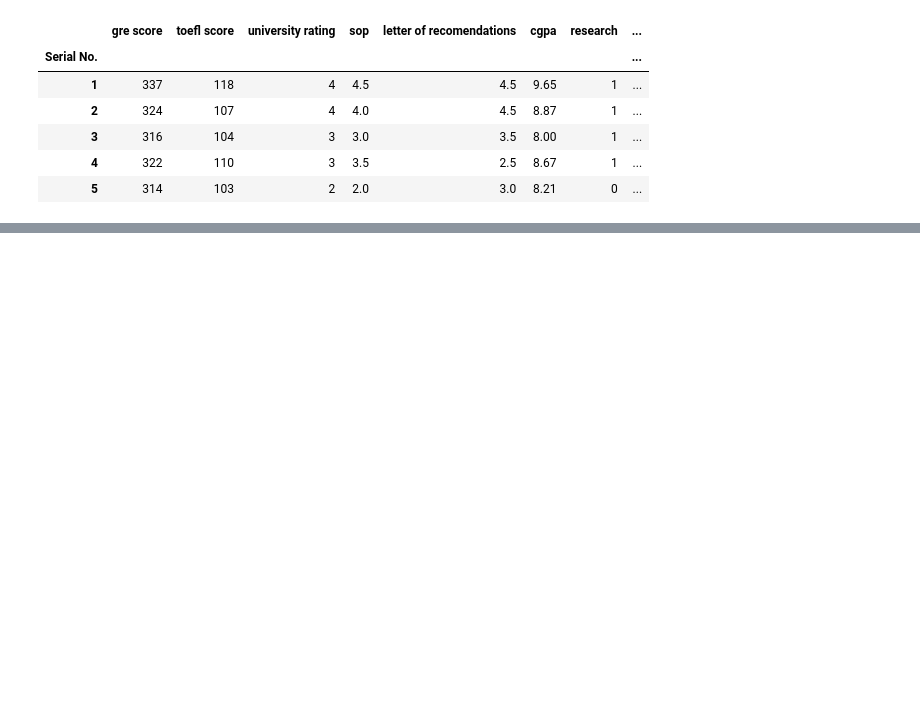
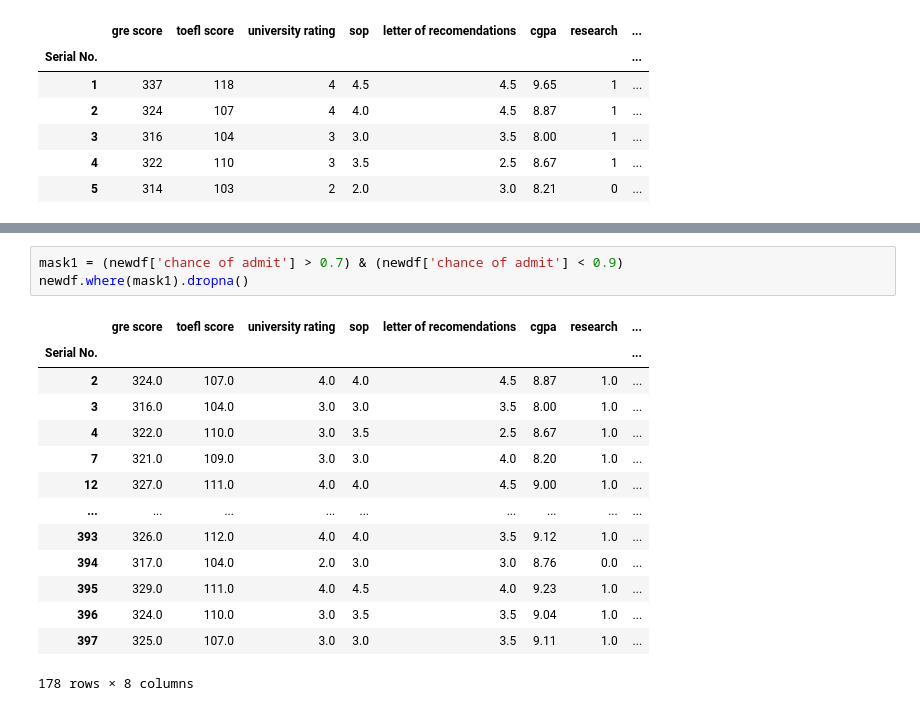
Before and after one commit to zutnik/dataShiance, a Jupyter notebook: week2/lasson3.ipynb, the cells around one changed output, grey strips where cells are left out. Drawn from its saved outputs; the diff is of its cells as text; blank space fills up the shorter version.

```diff
--- a/week2/lasson3.ipynb
+++ b/week2/lasson3.ipynb
@@ -75,0 +133,18 @@ newdf.head()
+# %%
+mask1 = (newdf['chance of admit'] > 0.7) & (newdf['chance of admit'] < 0.9)
+newdf.where(mask1).dropna()
+# %% [output]
+|  | gre score | toefl score | university rating | sop | letter of recomendations | cgpa | research | ... |
+| Serial No. |  |  |  |  |  |  |  | ... |
+| 2 | 324.0 | 107.0 | 4.0 | 4.0 | 4.5 | 8.87 | 1.0 | ... |
+| 3 | 316.0 | 104.0 | 3.0 | 3.0 | 3.5 | 8.00 | 1.0 | ... |
+| 4 | 322.0 | 110.0 | 3.0 | 3.5 | 2.5 | 8.67 | 1.0 | ... |
+| 7 | 321.0 | 109.0 | 3.0 | 3.0 | 4.0 | 8.20 | 1.0 | ... |
+| 12 | 327.0 | 111.0 | 4.0 | 4.0 | 4.5 | 9.00 | 1.0 | ... |
+| ... | ... | ... | ... | ... | ... | ... | ... | ... |
+| 393 | 326.0 | 112.0 | 4.0 | 4.0 | 3.5 | 9.12 | 1.0 | ... |
+| 394 | 317.0 | 104.0 | 2.0 | 3.0 | 3.0 | 8.76 | 0.0 | ... |
+| 395 | 329.0 | 111.0 | 4.0 | 4.5 | 4.0 | 9.23 | 1.0 | ... |
+| 396 | 324.0 | 110.0 | 3.0 | 3.5 | 3.5 | 9.04 | 1.0 | ... |
+| 397 | 325.0 | 107.0 | 3.0 | 3.0 | 3.5 | 9.11 | 1.0 | ... |
+178 rows × 8 columns
```
Also changed, not shown: parts of 9 cells of this notebook, 1 other file.
